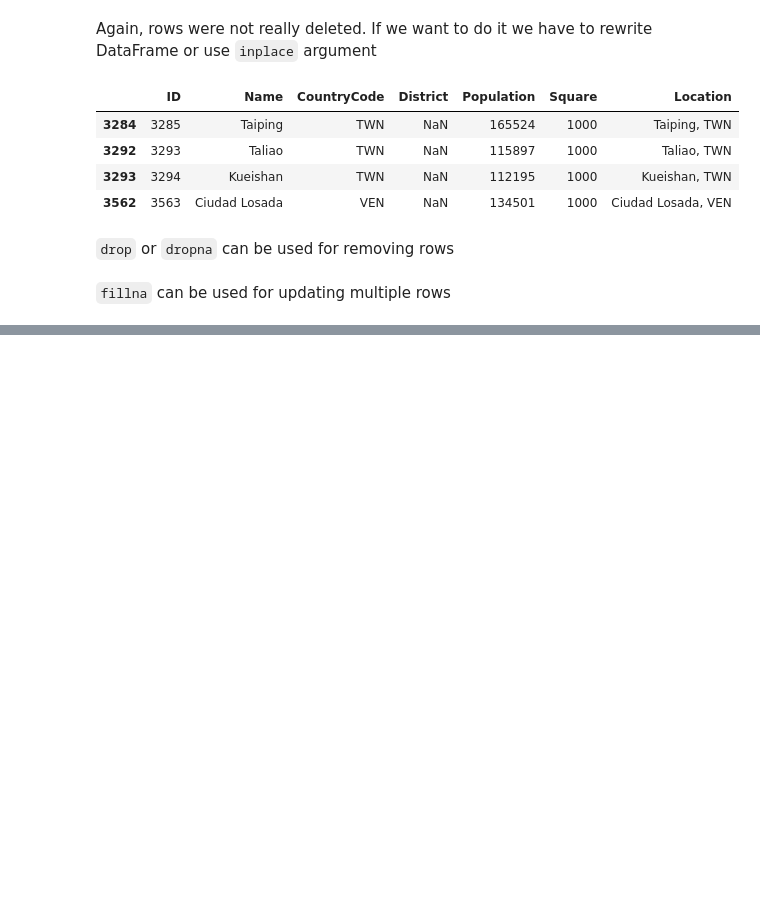
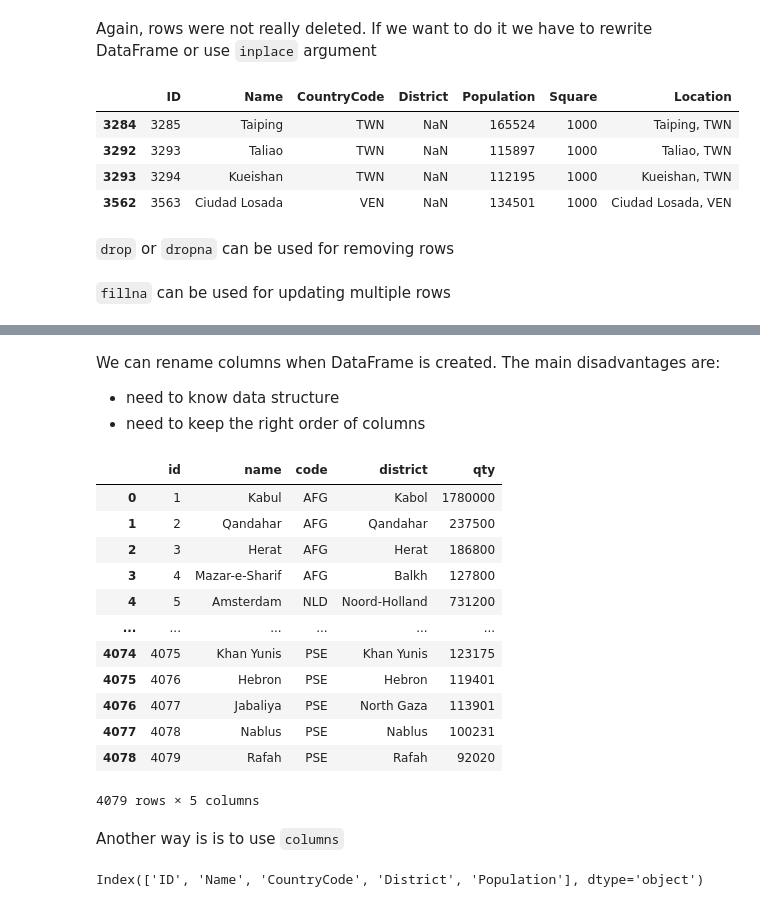
Before and after one commit to dolgovd/python, a Jupyter notebook: Data-Analysis/DataFrame.ipynb, the cells around one changed output, grey strips where cells are left out. Drawn from its saved outputs; the diff is of its cells as text; code cells hidden in the pictures; blank space fills up the shorter version.

Commit message:
Update Data Analysis -DataFrame

```diff
--- a/Data-Analysis/DataFrame.ipynb
+++ b/Data-Analysis/DataFrame.ipynb
@@ -658,0 +678,27 @@ cities_df[cities_df['District'].isna()]
+# %% [markdown]
+We can rename columns when DataFrame is created. The main disadvantages are:
+- need to know data structure
+- need to keep the right order of columns
+# %%
+cities_df = pd.read_csv('city.csv', sep=';', names=['id', 'name', 'code', 'district', 'qty'], header=0)
+cities_df
+# %% [output]
+|  | id | name | code | district | qty |
+| 0 | 1 | Kabul | AFG | Kabol | 1780000 |
+| 1 | 2 | Qandahar | AFG | Qandahar | 237500 |
+| 2 | 3 | Herat | AFG | Herat | 186800 |
+| 3 | 4 | Mazar-e-Sharif | AFG | Balkh | 127800 |
+| 4 | 5 | Amsterdam | NLD | Noord-Holland | 731200 |
+| ... | ... | ... | ... | ... | ... |
+| 4074 | 4075 | Khan Yunis | PSE | Khan Yunis | 123175 |
+| 4075 | 4076 | Hebron | PSE | Hebron | 119401 |
+| 4076 | 4077 | Jabaliya | PSE | North Gaza | 113901 |
+| 4077 | 4078 | Nablus | PSE | Nablus | 100231 |
+| 4078 | 4079 | Rafah | PSE | Rafah | 92020 |
+4079 rows × 5 columns
+# %% [markdown]
+Another way is is to use `columns`
+# %%
+cities_df.columns
+# %% [output]
+Index(['ID', 'Name', 'CountryCode', 'District', 'Population'], dtype='object')
```
Also changed, not shown: parts of 40 cells of this notebook.
